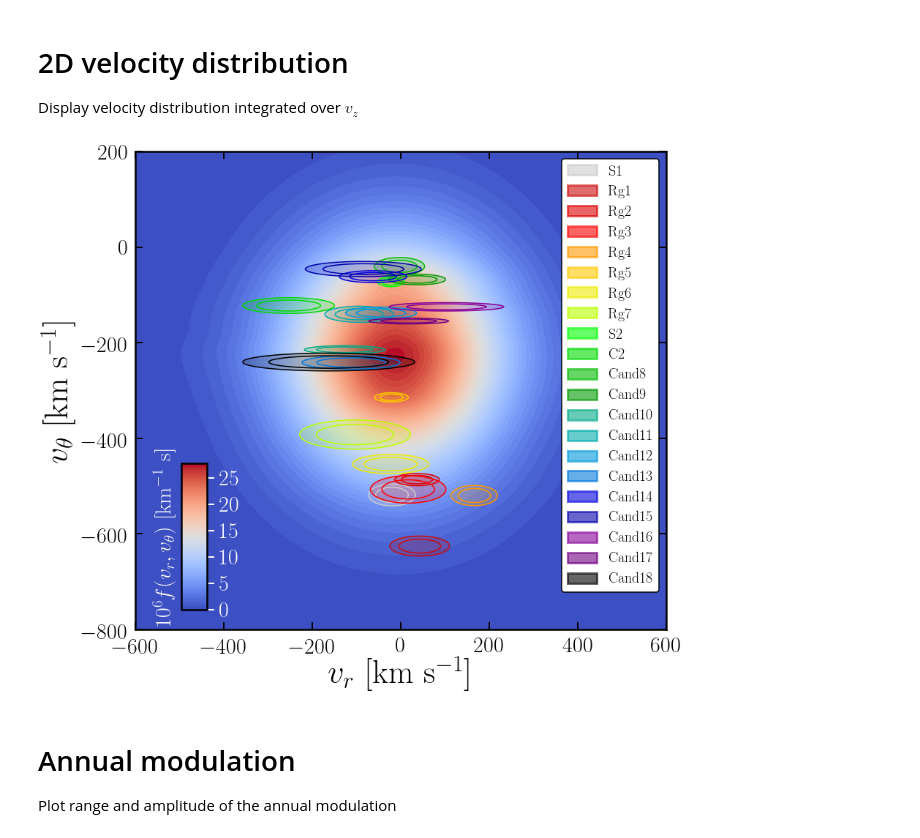
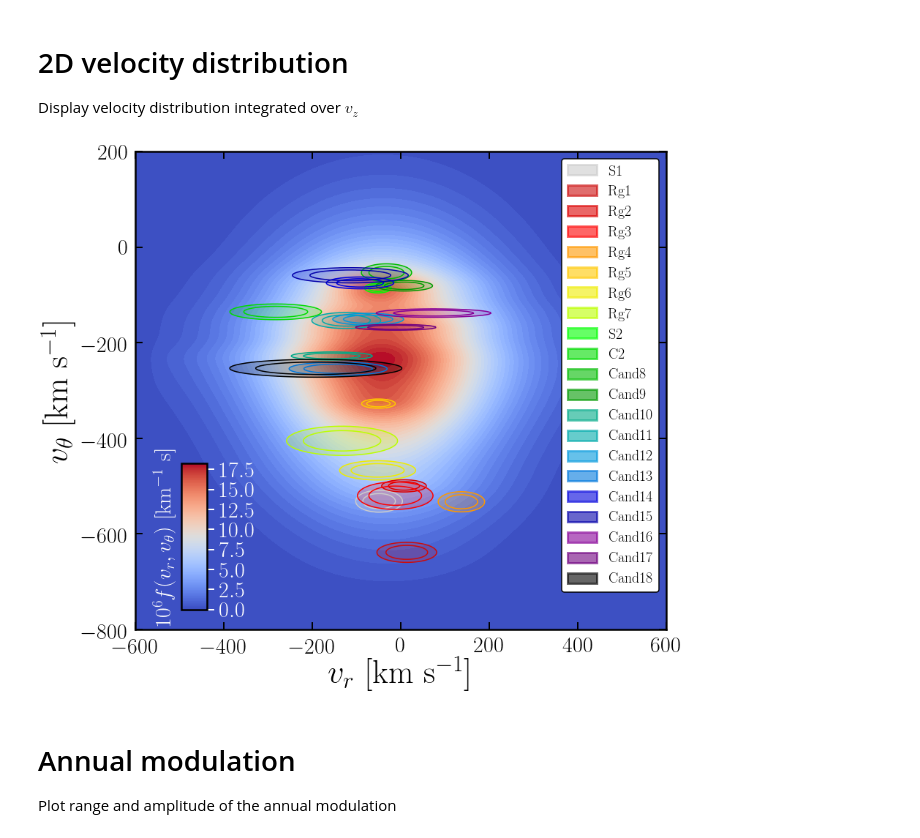
Before and after one commit to cajohare/DarkShards, a Jupyter notebook: code/PlotShards.ipynb, the cells around one changed output. Drawn from its saved outputs; the diff is of its cells as text; code cells hidden in the pictures.

```diff
--- a/code/PlotShards.ipynb
+++ b/code/PlotShards.ipynb
@@ -26,8 +26,8 @@ v = linspace(0,850.0,n)
 HaloModel = SHMpp
 v0 = HaloModel.RotationSpeed
 v_esc = HaloModel.EscapeSpeed
-beta = HaloModel.SausageBeta
-v_lab = LabVelocitySimple(67,HaloModel)
+sig_beta = HaloModel.SausageDispersionTensor
+day = 67.0
 
 # Load shards
 dat = loadtxt('../shards.txt', delimiter=',', usecols=arange(0,10))
@@ -38,8 +38,8 @@ MAD = dat[:,3:6]
 pops = dat[:,9]/sum(dat[:,9])
 
 # Speed distributions
-fv_Iso = SpeedDist_Isotropic(v,v_lab) # Round halo
-fv_Saus = SpeedDist_Triaxial(v,v_lab) # Sausage
+fv_Iso = SpeedDist_Isotropic(v,day) # Round halo
+fv_Saus = SpeedDist_Triaxial(v,day,sig_beta) # Sausage
 
 nshards = shape(dat)[0]
 fv = zeros(shape=(nshards,n))
@@ -47,7 +47,7 @@ print 'Shards              velocities (vx,vy,vz) | dispersions (sig_x,sig_y,sig_
 for i in range(0,nshards):
     v_s = velocities[i,:]
     sig_s = dispersions[i,:]
-    fv[i,:] = pops[i]*SpeedDist_3D(v,(v_lab-v_s),sig_s)
+    fv[i,:] = pops[i]*SpeedDist_Triaxial(v,day,sig_s,v_shift=v_s)
     sigr = sig_s[0]
     sigphi = sig_s[1]
     sigz = sig_s[2]
@@ -64,7 +80,8 @@ fig = plt.figure(figsize=(13,12))
 ax = fig.add_subplot(111)
 pltname = 'Shards_fv'
 
-fv0 = (1-0.25)*fv_Iso + 0.25*fv_Saus
+eta_saus = 0.25
+fv0 = (1-eta_saus)*fv_Iso + eta_saus*fv_Saus
 
 n_xi = 10
 xi_vals = linspace(0,0.3,n_xi)
@@ -211,8 +228,8 @@ for i in range(0,nn):
             v[:,0] = vr[i]
             v[:,1] = vth[j]
             v[:,2] = vz
-            fv2_Iso[i,j] = trapz(VelocityDist_Isotropic(v,v_lab),vz)
-            fv2_Saus[i,j] = trapz(VelocityDist_Triaxial(v,v_lab),vz)
+            fv2_Iso[i,j] = trapz(VelocityDist_Isotropic(v,day),vz)
+            fv2_Saus[i,j] = trapz(VelocityDist_Triaxial(v,day,sig_beta),vz)
 
 fv2_Shards = zeros(shape=(nn,nn,nshards))
 for k in range(0,nshards):
@@ -228,13 +245,13 @@ for k in range(0,nshards):
                 v[:,0] = vr[i]
                 v[:,1] = vth[j]
                 v[:,2] = vz
-                fv2_Shards[i,j,k] = pops[k]*trapz(VelocityDist_3D(v,v_lab-v_s,sig_s),vz)
+                fv2_Shards[i,j,k] = pops[k]*trapz(VelocityDist_Triaxial(v,day,sig_s,v_shift=v_s),vz)
 # %%
 fig = plt.figure(figsize=(13,12))
 ax = fig.add_subplot(111)
 pltname = 'Shards_fv2'
 
-xi_aniso = 0.3
+xi_aniso = 0.6
 xi_iso = 1.0-xi_aniso
 fv2_total = xi_iso*fv2_Iso + (xi_aniso/2.0)*(fv2_Saus+sum(fv2_Shards,2))
 plt.contourf(vr,vth,transpose(fv2_total)*1e6,50,cmap=cm.coolwarm)
@@ -261,34 +278,34 @@ plt.ylabel(r"$v_\theta$ [km s$^{-1}$]",fontsize=45);
 # Custom colorbar
 import matplotlib as mpl
 from mpl_toolkits.axes_grid1.inset_locator import inset_axes
 cbaxes = inset_axes(ax, width="5%", height="50%", bbox_to_anchor=[-480, -60, 700, 400])
 norm = mpl.colors.Normalize(vmin=vmin,vmax=vmax)
 sm = plt.cm.ScalarMappable(cmap=cmap, norm=norm)
 sm.set_array([])
 plt.colorbar(sm,cax=cbaxes)
 f = plt.gcf().get_children()
 cbar = f[2]
 cbar.tick_params(labelsize=30)
 cbar.tick_params(which='major',direction='out',width=2,length=10,right=True,top=False,pad=7)
 cbar.tick_params(which='minor',direction='out',width=2,length=7,right=True,top=False)
 cbar.set_ylabel(r'$10^6 f(v_r,v_\theta)$ [km$^{-1}$ s]')
 cbar.yaxis.label.set_size(30)
 cbar.yaxis.set_label_position("left")
 cbar.yaxis.label.set_color('w')
 cbar.xaxis.label.set_color('w')
 cbar.tick_params(axis='x', colors='w')
 cbar.tick_params(axis='y', colors='w')
 cbar.spines['bottom'].set_color('w')
 cbar.spines['top'].set_color('w')
 cbar.spines['right'].set_color('w')
 cbar.spines['left'].set_color('w')
 
 # Save figure
 plt.show()
 fig.savefig('../plots/'+pltname+'.pdf',bbox_inches='tight')
 fig.savefig('../plots/plots_png/'+pltname+'.png',bbox_inches='tight')
 # %% [output]
-[figure, old version]
+[figure, new version]
 # %% [markdown]
 # Annual modulation
 Plot range and amplitude of the annual modulation
```
Also changed, not shown: parts of 14 cells of this notebook, 27 other files.
